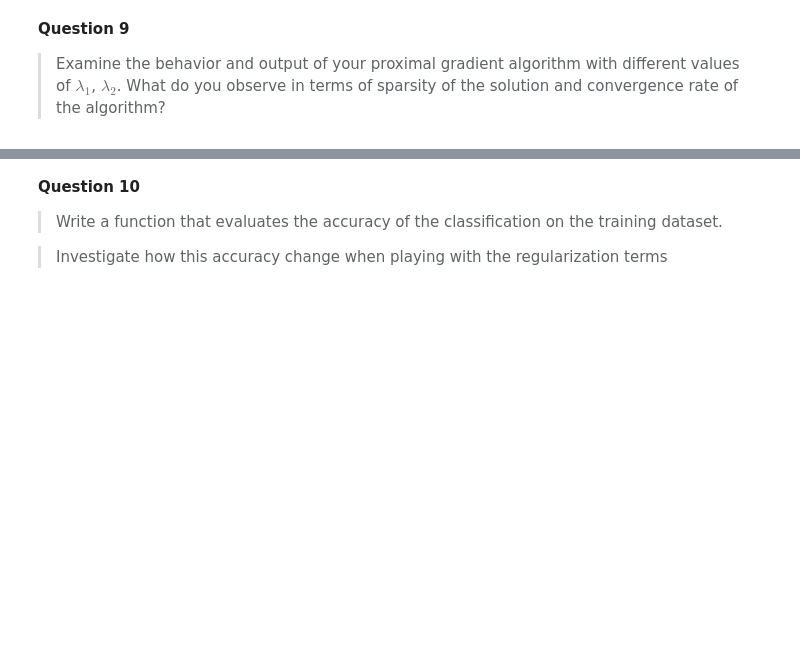
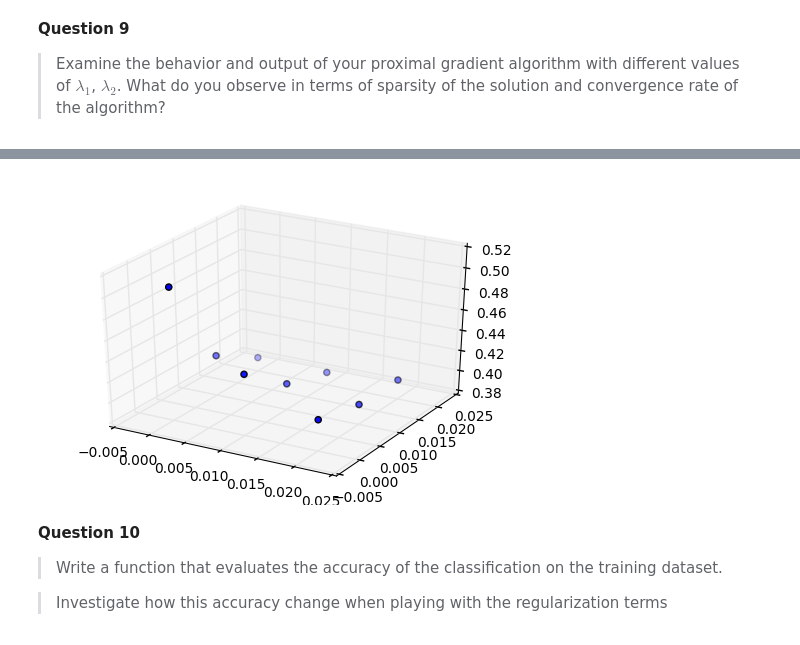
Before and after one commit to alexpashevich/CDO_labs, a Jupyter notebook: 02_classification/02_classification.ipynb, the cells around one changed output, grey strips where cells are left out. Saved outputs shown, nothing was run; the diff lists cells and outputs as text; code cells hidden in the pictures; blank space fills up the shorter version.

```diff
--- a/02_classification/02_classification.ipynb
+++ b/02_classification/02_classification.ipynb
@@ -442,12 +418,15 @@ __Question 9__
 > Examine the behavior and output of your proximal gradient algorithm with different values of $\lambda_1$, $\lambda_2$. What do you observe in terms of sparsity of the solution and convergence rate of the algorithm?
 # %%
 max_example_norm = learn.map(lambda x: np.sqrt(x.features.dot(x.features))).reduce(lambda x,y: x if x > y else y)
-
-for i in range(10):
-    lambda_1 = i
-    lambda_2 = 1
-    L_b = 0.25 * max_example_norm + 2*lambda_2 # we take the upperbound
-    gamma = 2. / L_b # works better with e.g. 8. / L_b
-    max_iter = 100 # first guess
-    (x_opt, f_tab) = proximal_gradient_algorithm(learn, gamma, max_iter,lambda_1,lambda_2)
+loss_array = []
+lambda_array = []
+for lmbd_1 in np.arange(0, 0.03, 0.01):
+    for lmbd_2 in np.arange(0, 0.03, 0.01):
+        L_b = 0.25 * max_example_norm + 2*lmbd # we take the upperbound
+        gamma = 2. / L_b # works better with e.g. 8. / L_b
+        max_iter = 100 # first guess
+        ll = accuracy_reg(learn, test, max_iter, lmbd_1, lmbd_2)
+        lambda_array.append([lmbd_1, lmbd_2])
+        loss_array.append(ll)
+        print('loss = %f (lambda1 = %f, lambda2 = %f)' % (ll, lmbd_1, lmbd_2))
 # %% [output]
@@ -472,3 +442,12 @@ KeyboardInterrupt:
+# %%
+# print(lambda_array)
+# print(len(lambda_array))
+# zip_la = zip(*lambda_array)
+# print(type(zip_la))
+
+plot_loss_vs_lambdas(lambda_array, loss_array)
+# %% [output]
+[figure, added]
 # %% [markdown]
 __Question 10__
 
```
Also changed, not shown: parts of 14 cells of this notebook.
